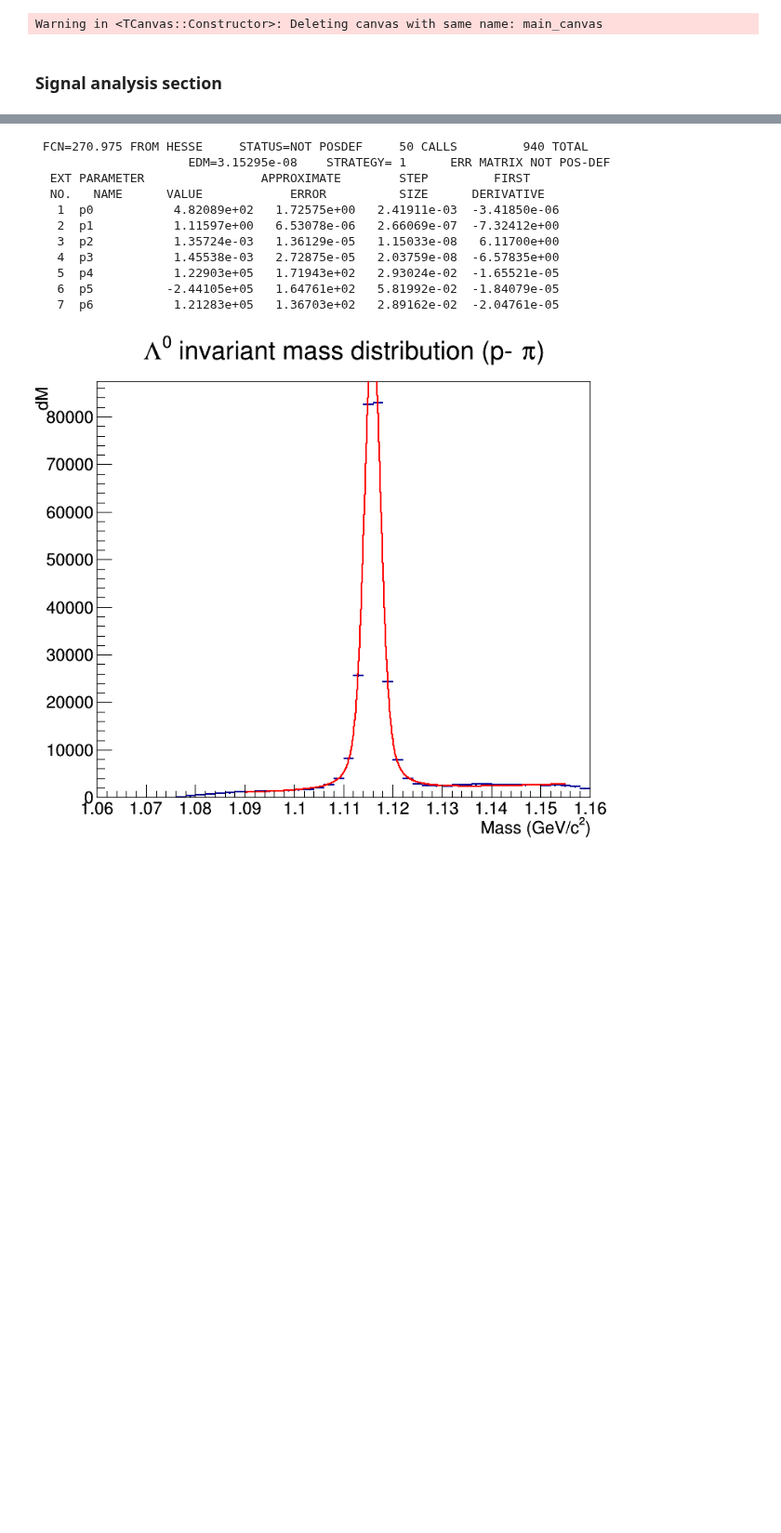
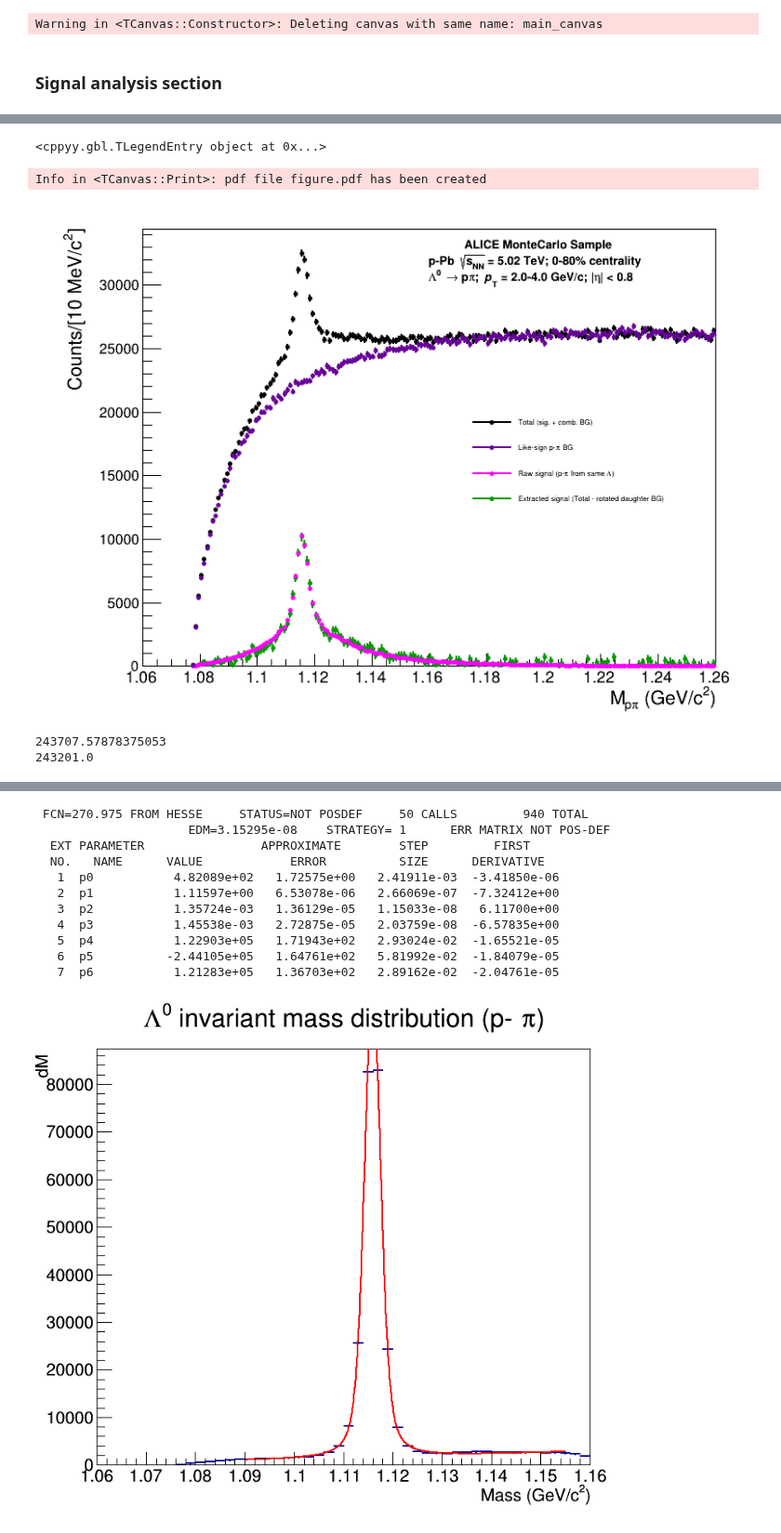
Before and after one commit to rhanniga/lambda-over-hadron, a Jupyter notebook: mc/offline/count_closure.ipynb, the cells around one changed output, grey strips where cells are left out. Shown at 93% size. Drawn from its saved outputs; the diff is of its cells as text; code cells hidden in the pictures; blank space fills up the shorter version.

Commit message:
fix efficiency errors, adjust mass axis for proper signal extraction with res technique

```diff
--- a/mc/offline/count_closure.ipynb
+++ b/mc/offline/count_closure.ipynb
@@ -21,9 +28,12 @@ Warning in <TCanvas::Constructor>: Deleting canvas with same name: main_canvas
 input_file = rt.TFile("../online/two/AnalysisResults.root")
 input_list = input_file.Get("h-lambda")
 # %%
-lambda_dist = input_list.FindObject("fAntiLambdaDist")
-lambda_dist_no_bg = input_list.FindObject("fAntiLambdaDist_checkMC")
-lambda_dist_mc = input_list.FindObject("fAntiLambdaDist_MC")
+lambda_dist = input_list.FindObject("fLambdaDist")
+lambda_dist_bg = input_list.FindObject("fLambdaBGDist")
+lambda_dist_rotated = input_list.FindObject("fLambdaRotatedDaughtersDist")
+lambda_dist_ls = input_list.FindObject("fLambdaLSDaughtersDist")
+lambda_dist_no_bg = input_list.FindObject("fLambdaDist_checkMC")
+lambda_dist_mc = input_list.FindObject("fLambdaDist_MC")
 # %%
 # Setting the associated Pt (this is never changed again)
 lambda_dist.GetAxis(0).SetRangeUser(LAMBDA_PT_LOW, LAMBDA_PT_HIGH)
@@ -39,4 +55,8 @@ lambda_dist_mc.GetAxis(2).SetRangeUser(-0.8, 0.8)
 # %%
 lambda_mass_dist = lambda_dist.Projection(3).Clone("lambda_mass_dist")
+lambda_mass_dist_rotated = lambda_dist_rotated.Projection(3).Clone("lambda_mass_dist_rotated")
+lambda_mass_dist_ls = lambda_dist_ls.Projection(3).Clone("lambda_mass_dist_ls")
+lambda_mass_dist_subtractedbg = lambda_dist.Projection(3).Clone("lambda_mass_dist_subtractedbg")
 lambda_mass_dist_nobg = lambda_dist_no_bg.Projection(3).Clone("lambda_mass_dist_no_bg")
+lambda_mass_dist_bg = lambda_dist_bg.Projection(3).Clone("lambda_mass_dist_bg")
 lambda_mass_dist_mc = lambda_dist_mc.Projection(3).Clone("lambda_mass_mc")
@@ -78,0 +127,36 @@ c.Draw()
+# %%
+mass_legend = rt.TLegend(0.6, 0.4, 0.9, 0.6)
+mass_legend.SetBorderSize(0)
+mass_legend.SetFillStyle(0)
+mass_legend.AddEntry(lambda_mass_dist, "Total (sig. + comb. BG)", "lp")
+# mass_legend.AddEntry(lambda_mass_dist_bg, "p-#pi comb. BG", "lp")
+# mass_legend.AddEntry(lambda_mass_dist_rotated, "Rotated p-#pi BG", "lp")
+mass_legend.AddEntry(lambda_mass_dist_ls, "Like-sign p-#pi BG", "lp")
+mass_legend.AddEntry(lambda_mass_dist_nobg, "Raw signal (p-#pi from same #Lambda)", "lp")
+mass_legend.AddEntry(lambda_mass_dist_subtractedbg, "Extracted signal (Total - rotated daughter BG)", "lp")
+# %% [output]
+<cppyy.gbl.TLegendEntry object at 0x...>
+# %%
+lambda_mass_dist.Draw()
+# lambda_mass_dist_bg.Draw("same")
+lambda_mass_dist_subtractedbg.Draw("same")
+lambda_mass_dist_nobg.Draw("same")
+# lambda_mass_dist_rotated.Draw("same")
+lambda_mass_dist_ls.Draw("same")
+mass_legend.Draw("same")
+
+alice_data_label = rt.TLatex()
+alice_data_label.SetNDC()
+alice_data_label.SetTextSize(0.025)
+alice_data_label.SetTextAlign(13)
+alice_data_label.DrawLatex(0.6, 0.93, "ALICE MonteCarlo Sample")
+alice_data_label.DrawLatex(0.55, 0.9, "p-Pb #sqrt{s_{NN}} = 5.02 TeV; 0-80% centrality")
+alice_data_label.DrawLatex(0.55, 0.87, "#Lambda^{0} #rightarrow p#pi; #it{p}_{T} = 2.0-4.0 GeV/c; |#eta| < 0.8")
+
+
+
+c.Draw()
+c.SaveAs("figure.pdf")
+# %% [output]
+Info in <TCanvas::Print>: pdf file figure.pdf has been created
+[figure, added]
@@ -78,0 +167,6 @@ c.Draw()
+# %%
+print(lambda_mass_dist_nobg.Integral())
+print(lambda_mass_dist_mc.Integral())
+# %% [output]
+243707.57878375053
+243201.0
```
Also changed, not shown: parts of 25 cells of this notebook, 10 other files.
